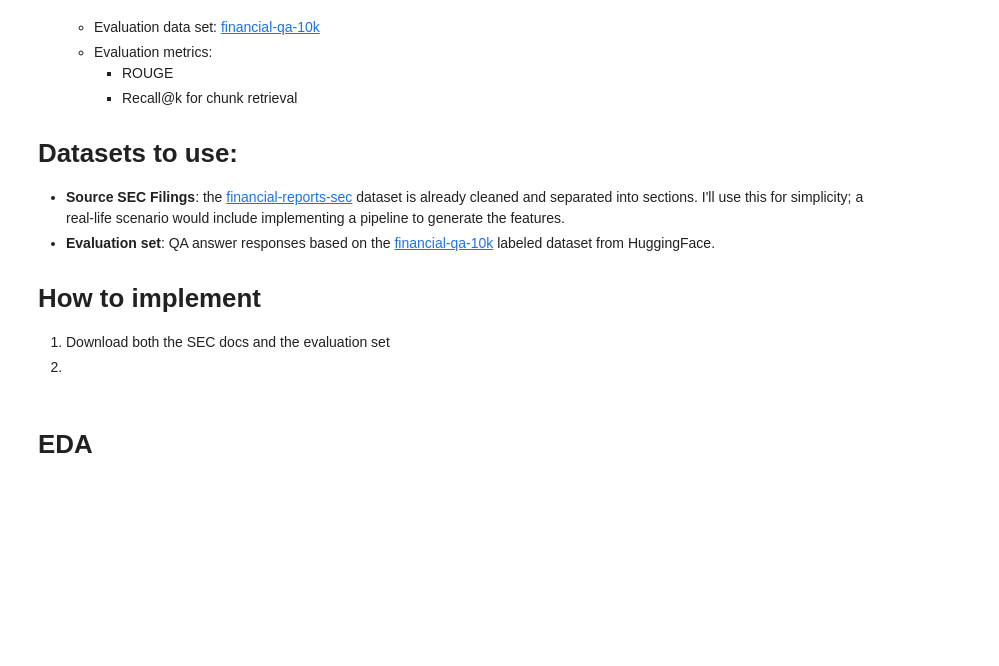
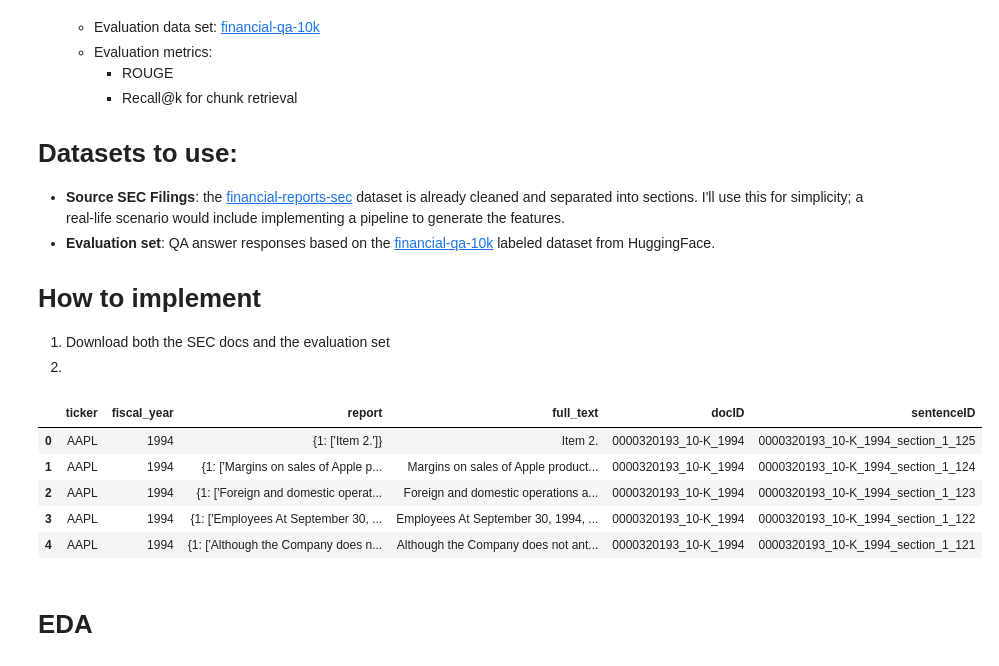
Before and after one commit to jon-robbins/sec-rag-pipeline, a Jupyter notebook: notebooks/EDA.ipynb, the cells around one changed output. Saved outputs shown, nothing was run; the diff lists cells and outputs as text; code cells hidden in the pictures; blank space fills up the shorter version.

```diff
--- a/notebooks/EDA.ipynb
+++ b/notebooks/EDA.ipynb
@@ -68,3 +309,41 @@ We'll implement all four scenarios above, and evaluate them on the following cri
+# %%
+import pandas as pd
+from collections import defaultdict
+
+# Assuming df_sample has already been created with the desired columns
+# Group by ticker, fiscal_year, and docID
+grouped = defaultdict(lambda: {"report": defaultdict(list), "full_text": []})
+
+for _, row in df_sample.iterrows():
+    key = (row["ticker"], row["fiscal_year"], row["docID"], row["sentenceID"])
+    grouped[key]["report"][row["section"]].append(row["sentence"])
+    grouped[key]["full_text"].append(row["sentence"])
+
+# Construct final DataFrame
+records = []
+for (ticker, fiscal_year, docID, sentenceID), data in grouped.items():
+    report = dict(data["report"])
+    full_text = " ".join(data["full_text"])
+    records.append({
+        "ticker": ticker,
+        "fiscal_year": fiscal_year,
+        "report": report,
+        "full_text": full_text,
+        "docID": docID,
+        "sentenceID": sentenceID,
+    })
+
+df_final = pd.DataFrame(records)
+df_final = df_final[df_final['full_text'].str.len() >= 20]
+# %%
+df_final.head()
+# %% [output]
+|  | ticker | fiscal_year | report | full_text | docID | sentenceID |
+| 0 | AAPL | 1994 | {1: ['Item 2.']} | Item 2. | 0000320193_10-K_1994 | 0000320193_10-K_1994_section_1_125 |
+| 1 | AAPL | 1994 | {1: ['Margins on sales of Apple p... | Margins on sales of Apple product... | 0000320193_10-K_1994 | 0000320193_10-K_1994_section_1_124 |
+| 2 | AAPL | 1994 | {1: ['Foreign and domestic operat... | Foreign and domestic operations a... | 0000320193_10-K_1994 | 0000320193_10-K_1994_section_1_123 |
+| 3 | AAPL | 1994 | {1: ['Employees At September 30, ... | Employees At September 30, 1994, ... | 0000320193_10-K_1994 | 0000320193_10-K_1994_section_1_122 |
+| 4 | AAPL | 1994 | {1: ['Although the Company does n... | Although the Company does not ant... | 0000320193_10-K_1994 | 0000320193_10-K_1994_section_1_121 |
 # %% [markdown]
 # EDA
 # %% [markdown]
```
Also changed, not shown: parts of 8 cells of this notebook, 38 other files.
